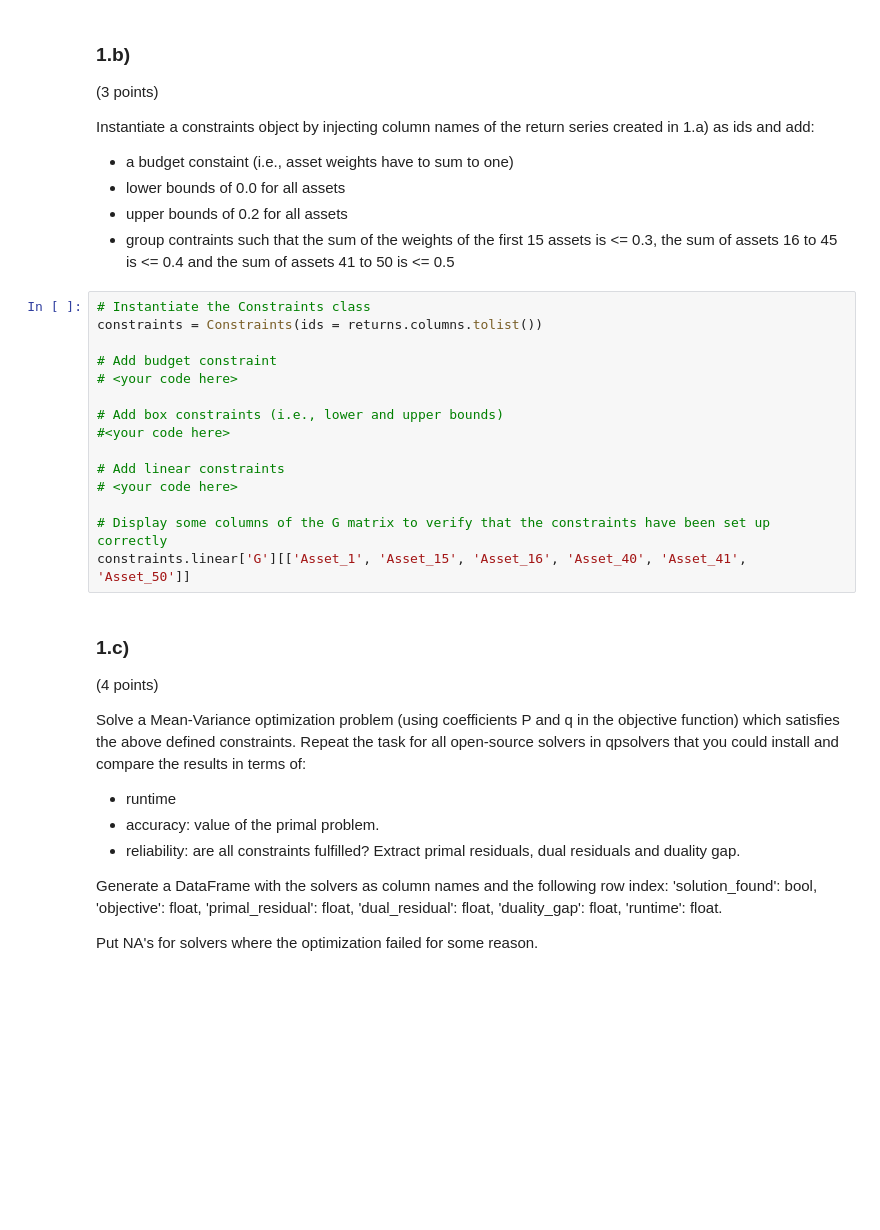
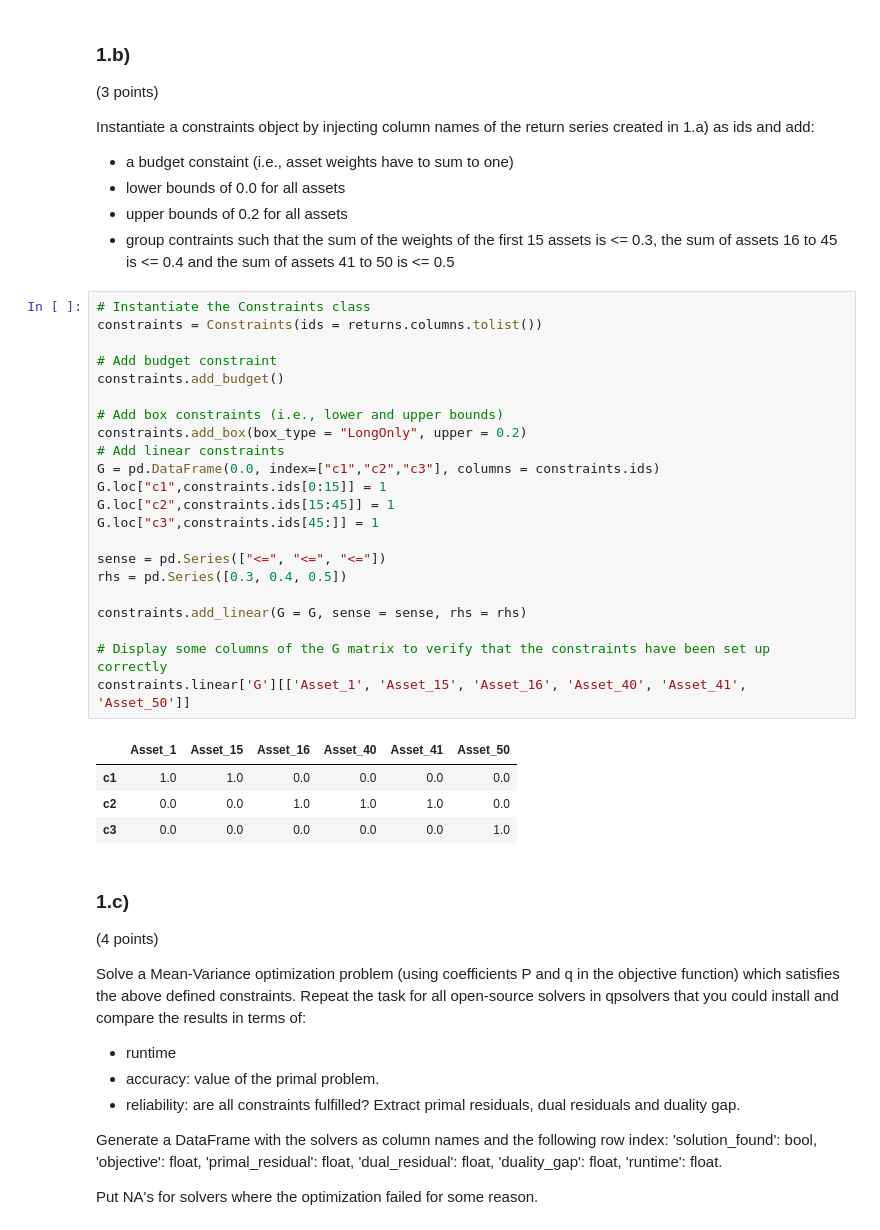
Before and after one commit to Lorbar8/qpmwp-course, a Jupyter notebook: assignments/assignment_1.ipynb, the cells around one changed output. Cells and saved outputs as stored; diff of their text form; blank space fills up the shorter version.

```diff
--- a/assignments/assignment_1.ipynb
+++ b/assignments/assignment_1.ipynb
@@ -90,18 +124,30 @@ Instantiate a constraints object by injecting column names of the return series
 # %%
 # Instantiate the Constraints class
 constraints = Constraints(ids = returns.columns.tolist())
 
 # Add budget constraint
-# <your code here>
+constraints.add_budget()
 
 # Add box constraints (i.e., lower and upper bounds)
-#<your code here>
+constraints.add_box(box_type = "LongOnly", upper = 0.2)
+# Add linear constraints
+G = pd.DataFrame(0.0, index=["c1","c2","c3"], columns = constraints.ids)
+G.loc["c1",constraints.ids[0:15]] = 1
+G.loc["c2",constraints.ids[15:45]] = 1
+G.loc["c3",constraints.ids[45:]] = 1
 
-# Add linear constraints
-# <your code here>
+sense = pd.Series(["<=", "<=", "<="])
+rhs = pd.Series([0.3, 0.4, 0.5])
+
+constraints.add_linear(G = G, sense = sense, rhs = rhs)
 
 # Display some columns of the G matrix to verify that the constraints have been set up correctly
 constraints.linear['G'][['Asset_1', 'Asset_15', 'Asset_16', 'Asset_40', 'Asset_41', 'Asset_50']]
+# %% [output]
+|  | Asset_1 | Asset_15 | Asset_16 | Asset_40 | Asset_41 | Asset_50 |
+| c1 | 1.0 | 1.0 | 0.0 | 0.0 | 0.0 | 0.0 |
+| c2 | 0.0 | 0.0 | 1.0 | 1.0 | 1.0 | 0.0 |
+| c3 | 0.0 | 0.0 | 0.0 | 0.0 | 0.0 | 1.0 |
 # %% [markdown]
 ### 1.c)
 (4 points)
```
Also changed, not shown: parts of 13 cells of this notebook.
